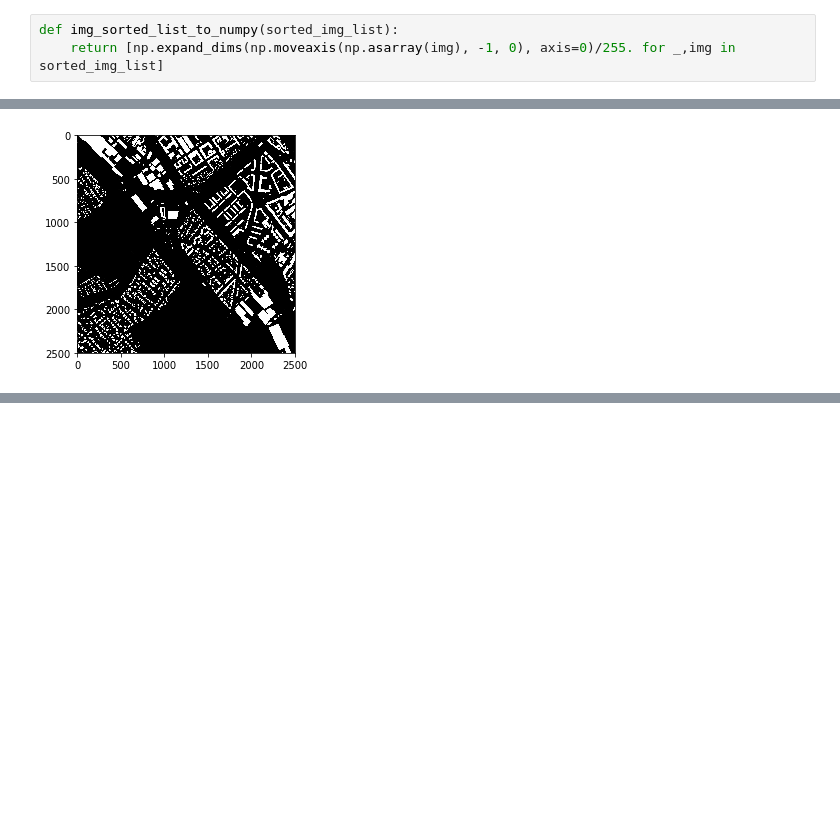
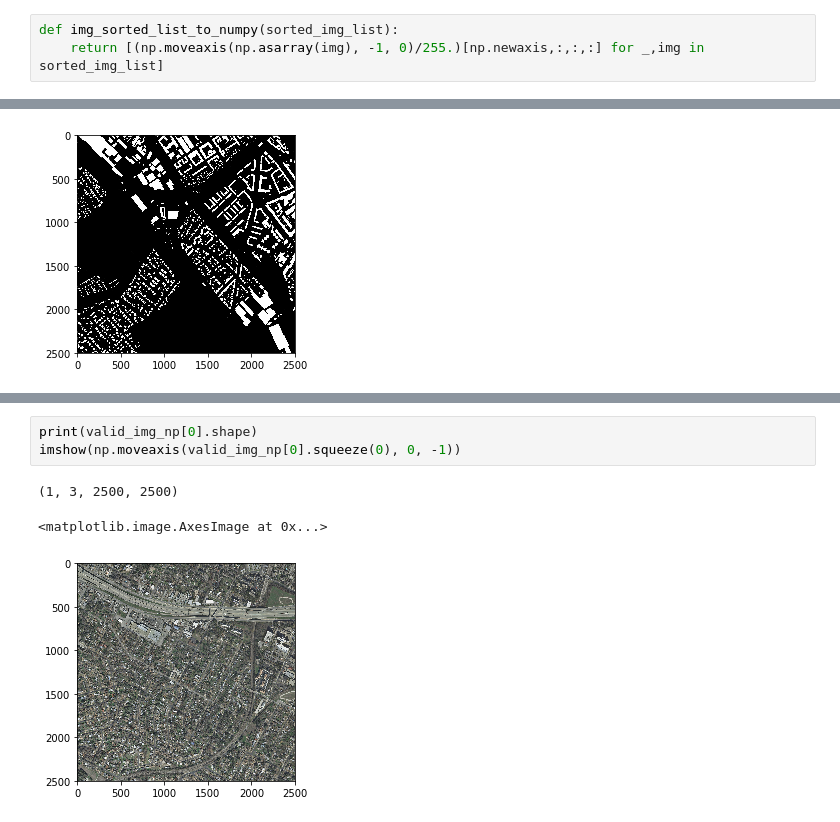
Before and after one commit to ArealTeamM2AIC/Areal_project, a Jupyter notebook: essai_pytorch.ipynb, the cells around one changed output, grey strips where cells are left out. Cells and saved outputs as stored; diff of their text form; blank space fills up the shorter version.

```diff
--- a/essai_pytorch.ipynb
+++ b/essai_pytorch.ipynb
@@ -110,7 +117,7 @@ def make_train_valid_sets(sorted_train, sorted_gt, town_name_list):
 train, valid = make_train_valid_sets(sorted_train_img, sorted_gt_img, town_name_list)
 # %%
 def img_sorted_list_to_numpy(sorted_img_list):
-    return [np.expand_dims(np.moveaxis(np.asarray(img), -1, 0), axis=0)/255. for _,img in sorted_img_list]
+    return [(np.moveaxis(np.asarray(img), -1, 0)/255.)[np.newaxis,:,:,:] for _,img in sorted_img_list]
 # %%
 train_np = img_sorted_list_to_numpy(train["img"])
 # %%
@@ -279,0 +311,7 @@ imshow(np.asarray(Image.open("./train/gt/vienna36.jpg").convert('RGB')))
+# %%
+print(valid_img_np[0].shape)
+imshow(np.moveaxis(valid_img_np[0].squeeze(0), 0, -1))
+# %% [output]
+(1, 3, 2500, 2500)
+<matplotlib.image.AxesImage at 0x...>
+[figure, added]
```
Also changed, not shown: parts of 24 cells of this notebook.
